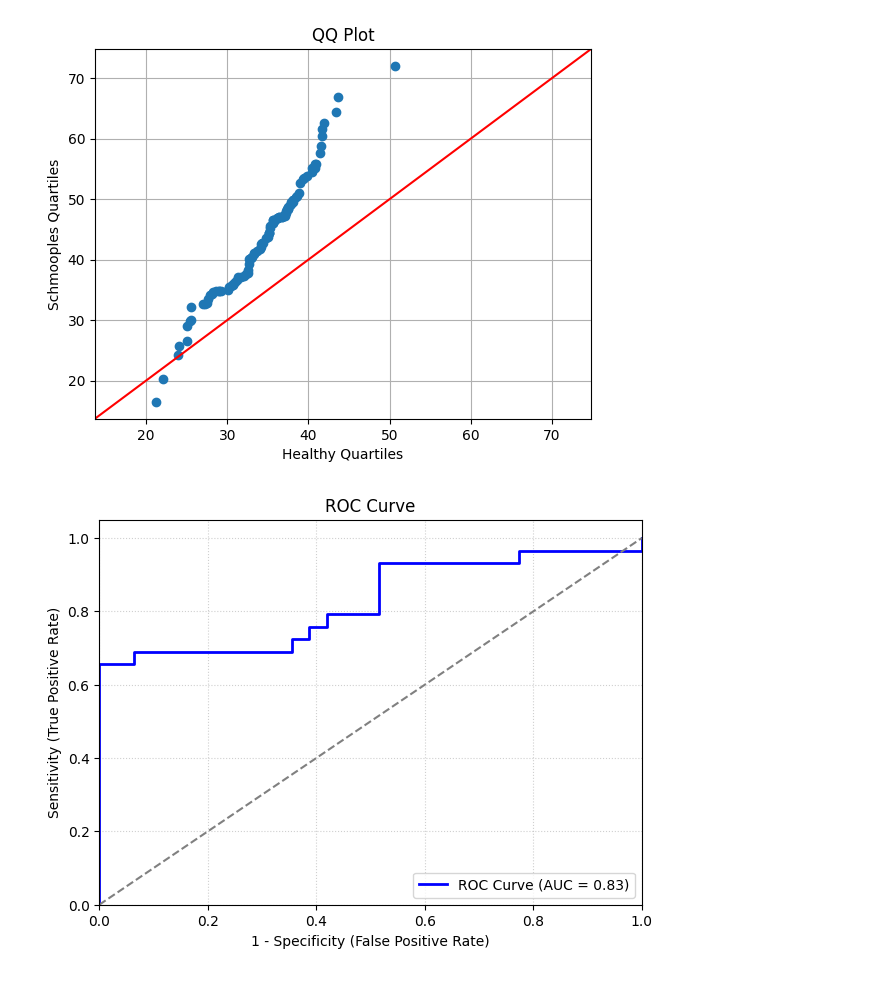
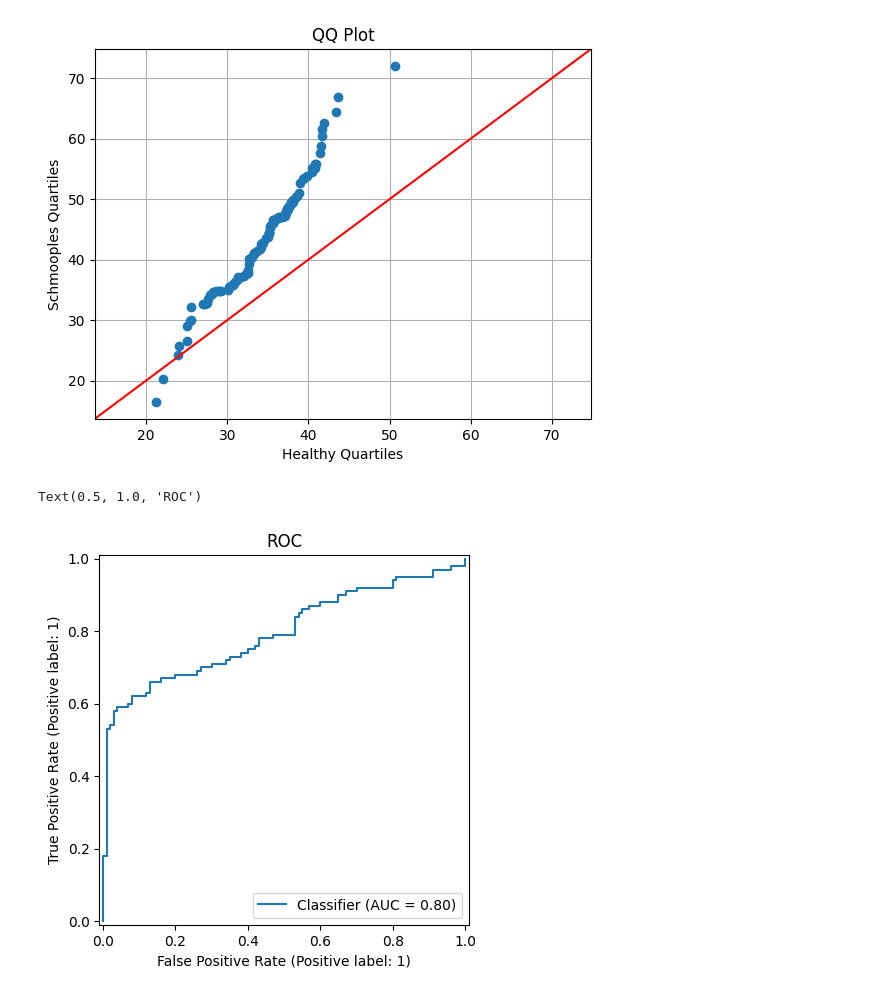
Before and after one commit to abrown12005/BME-4972_4973, a Jupyter notebook: ImagesInMedicine/HW4.ipynb, the cells around one changed output. Cells and saved outputs as stored; diff of their text form; code cells hidden in the pictures.

```diff
--- a/ImagesInMedicine/HW4.ipynb
+++ b/ImagesInMedicine/HW4.ipynb
@@ -66,59 +66,24 @@ plt.title('QQ Plot')
 # %% [output]
 Text(0.5, 1.0, 'QQ Plot')
 [figure]
-# %%
-#Problem 3
-#Make an ROC curve of this data
-from sklearn.datasets import make_classification
-from sklearn.model_selection import train_test_split
-from sklearn.linear_model import LogisticRegression
-from sklearn.metrics import roc_curve, roc_auc_score
-from sklearn.metrics import confusion_matrix
-
-# 1. Prepare the data for a binary classification task
-# Combine the two distributions into a single feature array and reshape it to 2D
-X_combined = np.concatenate((healthy, Schmooples)).reshape(-1, 1)
-
-# Create corresponding binary labels: 0 for 'healthy' and 1 for 'Schmooples'
-y_labels = np.concatenate((np.zeros(len(healthy)), np.ones(len(Schmooples))))
-
-# 2. Split into train and test sets
-X_train, X_test, y_train, y_test = train_test_split(X_combined, y_labels, test_size=0.3, random_state=42)
-
-# 3. Train a classifier
-model = LogisticRegression()
-model.fit(X_train, y_train)
-
-# 4. Get predicted probabilities for the positive class (class 1)
-# predict_proba returns [prob_class_0, prob_class_1]
-y_probs = model.predict_proba(X_test)[:, 1]
-
-# 5. Calculate True Positive Rate (Sensitivity) and False Positive Rate (1 - Specificity)
-# 'fpr' stands for False Positive Rate, 'tpr' stands for True Positive Rate
-fpr, tpr, thresholds = roc_curve(y_test, y_probs)
-
-# 6. Calculate Area Under the Curve (AUC)
-auc_score = roc_auc_score(y_test, y_probs)
-
-# 7. Plot the ROC Curve
-plt.figure(figsize=(7, 5))
-plt.plot(fpr, tpr, color='blue', lw=2, label=f'ROC Curve (AUC = {auc_score:.2f})')
-
-# Plot the baseline (random guessing)
-plt.plot([0, 1], [0, 1], color='gray', linestyle='--')
-
-# Adjust layout to reflect Sensitivity and Specificity
-plt.xlim([0.0, 1.0])
-plt.ylim([0.0, 1.05])
-plt.xlabel('1 - Specificity (False Positive Rate)')
-plt.ylabel('Sensitivity (True Positive Rate)')
-plt.title('ROC Curve')
-plt.legend(loc="lower right")
-plt.grid(True, linestyle=':', alpha=0.6)
-
-plt.show()
-# %% [output]
-[figure, removed]
+# %%
+#Problem 3
+#Make an ROC curve of this data
+from sklearn.metrics import RocCurveDisplay, ConfusionMatrixDisplay, roc_curve
+
+#Create a binary array for healthy and disease
+y = np.concatenate((np.zeros(len(healthy)), np.ones(len(Schmooples))))
+
+#Combine healthy and disease numbers together
+x = np.concatenate((healthy, Schmooples))
+
+fpr, tpr, thr = roc_curve(y, x)
+
+RocCurveDisplay.from_predictions(y, x)
+plt.title("ROC")
+# %% [output]
+Text(0.5, 1.0, 'ROC')
+[figure, added]
 # %%
 #Problem 4
 #Identify the best threshold at which healthy/schmooples cases are best separated
```
Also changed, not shown: parts of 7 cells of this notebook.
